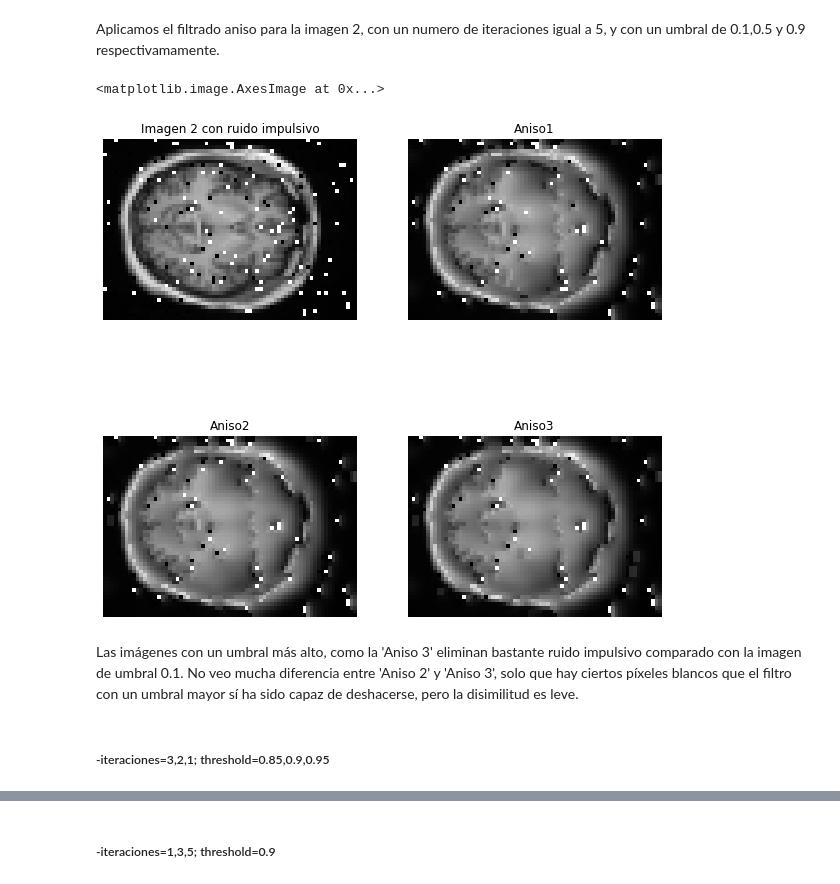
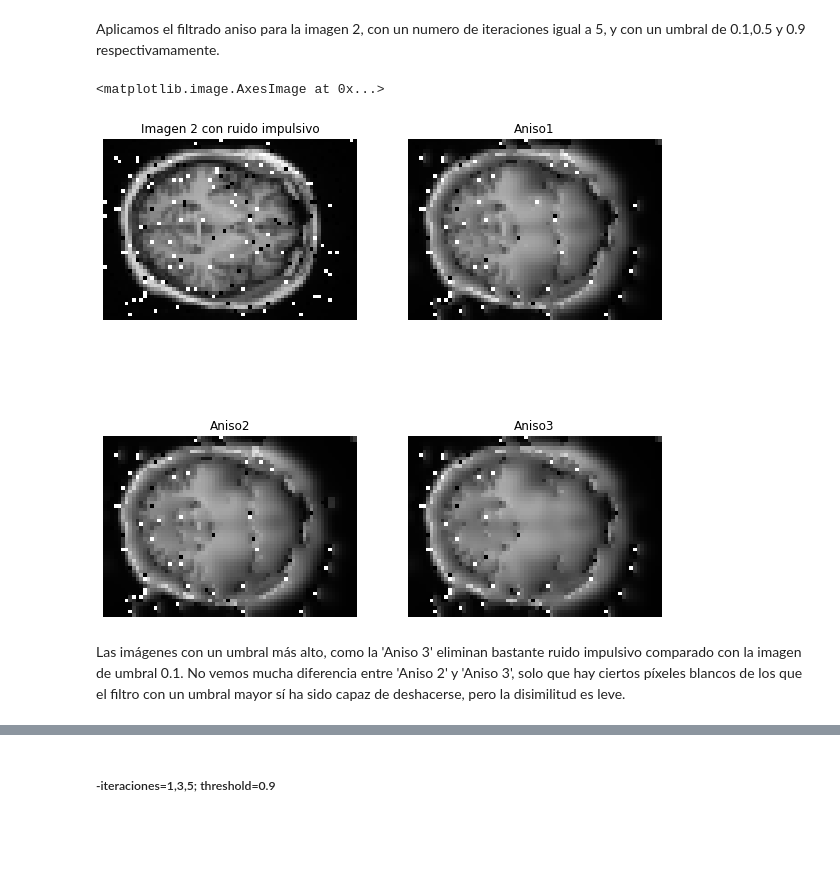
Before and after one commit to Mariaprddz/Analisis, a Jupyter notebook: Analisis/aniso.ipynb, the cells around one changed output, grey strips where cells are left out. Cells and saved outputs as stored; diff of their text form; code cells hidden in the pictures; blank space fills up the shorter version.

```diff
--- a/Analisis/aniso.ipynb
+++ b/Analisis/aniso.ipynb
@@ -61,7 +61,7 @@ Para poder añadirle el ruido a las imágenes, vamos a transformar los datos al
 # %%
 #Redimensionamos las imágenes
 
-a = np.array(skimage.transform.resize(img1.dataobj, (50,70))) #ahora nuestra imagen es de 50x70x256
+a = np.array(skimage.transform.resize(img1.dataobj, (60,80))) #ahora nuestra imagen es de 50x70x256
 
 #a = np.array(skimage.transform.rescale(img.dataobj,0.3))
 a.shape
@@ -525,31 +534,27 @@ Reduciendo las iteraciones a 5 en vez de 10 pensamos que el suavizado no sería
 # %%
 #Utilizamos la imagen sal_pimienta2
 
-denoise_img2_t1 = modules.aniso_filter(img_salpimienta2, 5, 0.1)
-#denoise_img2_t2 = modules.aniso_filter(img_salpimienta2, 5, 0.3)
-denoise_img2_t3= modules.aniso_filter(img_salpimienta2, 5, 0.5)
-denoise_img2_t4= modules.aniso_filter(img_salpimienta2, 5,0.7)
-denoise_img2_t5= modules.aniso_filter(img_salpimienta2, 5,0.9)
+denoise_img2_t1 = modules.aniso_filter(img_salpimienta2, 5, 0.15)
+denoise_img2_t2= modules.aniso_filter(img_salpimienta2, 5, 0.5)
+denoise_img2_t3= modules.aniso_filter(img_salpimienta2, 5,0.95)
 # %% [markdown]
 Aplicamos el filtrado aniso para la imagen 2, con un numero de iteraciones igual a 5, y con un umbral de 0.1,0.5 y 0.9 respectivamamente.
 # %%
 fig = plt.figure(figsize=(10,10))
 plt.subplot(221)
 plt.title('Imagen 2 con ruido impulsivo'), plt.axis('off')
 plt.imshow(img_salpimienta2,cmap=plt.cm.gray)
 plt.subplot(222)
 plt.title('Aniso1'), plt.axis('off')
 plt.imshow(denoise_img2_t1, cmap=plt.cm.gray) #0.1
 plt.subplot(223)
 plt.title('Aniso2'), plt.axis('off')
-plt.imshow(denoise_img2_t3,cmap=plt.cm.gray) #0.5
+plt.imshow(denoise_img2_t2,cmap=plt.cm.gray) #0.5
 plt.subplot(224)
 plt.title('Aniso3'), plt.axis('off')
-plt.imshow(denoise_img2_t5,cmap=plt.cm.gray) #0.9
+plt.imshow(denoise_img2_t3,cmap=plt.cm.gray) #0.9
 # %% [output]
 <matplotlib.image.AxesImage at 0x...>
-[figure, old version]
+[figure, new version]
 # %% [markdown]
-Las imágenes con un umbral más alto, como la 'Aniso 3' eliminan bastante ruido impulsivo comparado con la imagen de umbral 0.1. No veo mucha diferencia entre 'Aniso 2' y 'Aniso 3', solo que hay ciertos píxeles blancos que el filtro con un umbral mayor sí ha sido capaz de deshacerse, pero la disimilitud es leve.
+Las imágenes con un umbral más alto, como la 'Aniso 3' eliminan bastante ruido impulsivo comparado con la imagen de umbral 0.1. No vemos mucha diferencia entre 'Aniso 2' y 'Aniso 3', solo que hay ciertos píxeles blancos de los que el filtro con un umbral mayor sí ha sido capaz de deshacerse, pero la disimilitud es leve.
-# %% [markdown]
-##### -iteraciones=3,2,1; threshold=0.85,0.9,0.95
```
Also changed, not shown: parts of 62 cells of this notebook.
